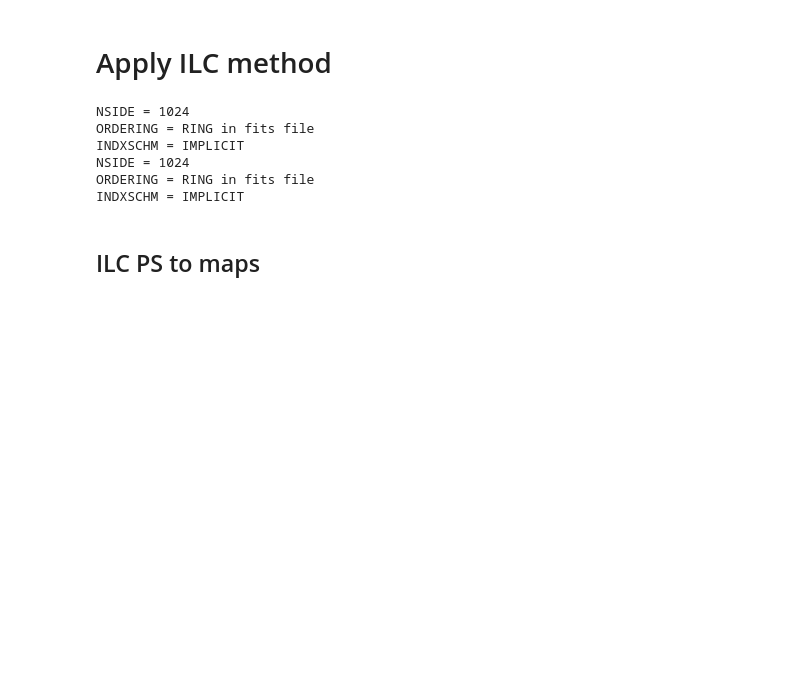
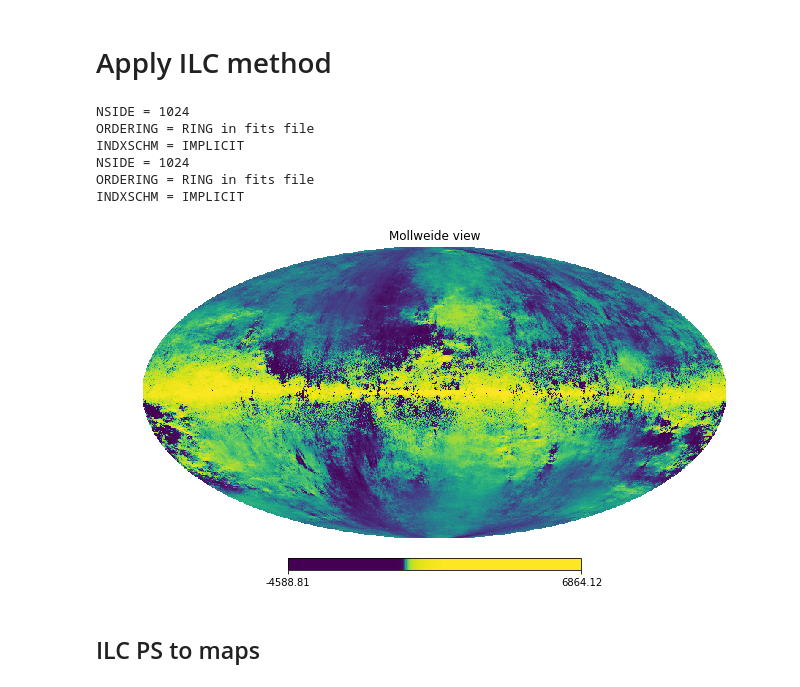
Before and after one commit to yaojian95/Ali_foreground, a Jupyter notebook: codes/Foregrounds.ipynb, the cells around one changed output. Drawn from its saved outputs; the diff is of its cells as text; code cells hidden in the pictures; blank space fills up the shorter version.

Commit message:
found a bug in units transormation, add Planck 353GHz data

```diff
--- a/codes/Foregrounds.ipynb
+++ b/codes/Foregrounds.ipynb
@@ -50,9 +55,9 @@ cmb = hp.ud_grade(hp.read_map('/smc/jianyao/Ali_maps/cmb_maps_camb.fits', verbos
 
 #planck simulations
 # I Q U
-# K_CMB
-dust_353 = f4*hp.ud_grade(hp.read_map('/smc/jianyao/Ali_maps/COM_SimMap_thermaldust-ffp10-skyinbands-353_2048_R3.00_full.fits', verbose=False, field = None), nside_out = 1024)
-dust_353_psm = f4*hp.ud_grade(hp.read_map('/smc/jianyao/Ali_maps/thermaldust_map_detector_F353.fits', verbose = False, field = None), nside_out=1024)
+# K_CMB , to change the units to uk_RJ to do the extrapolation
+dust_353 = 1e6*hp.ud_grade(hp.read_map('/smc/jianyao/Ali_maps/COM_SimMap_thermaldust-ffp10-skyinbands-353_2048_R3.00_full.fits', verbose=False, field = None), nside_out = 1024)
+dust_353_psm = 1e6*hp.ud_grade(hp.read_map('/smc/jianyao/Ali_maps/thermaldust_map_detector_F353.fits', verbose = False, field = None), nside_out=1024)
 # dust_100 = 1e6*hp.ud_grade(hp.read_map('/smc/jianyao/Ali_maps/COM_SimMap_thermaldust-ffp10-skyinbands-100_2048_R3.00_full.fits', verbose=False, field = None), nside_out = 1024)
 # %%
 # uK_CMB, 95GHz; 150GHz
@@ -260,3 +269,7 @@ total[1] = dust_150_psm + cmb + noise_150 - frac*dust_extra_150 #
 # Noise = np.zeros((2,3,12*nside**2))
 # Noise[0] = noise_95;  Noise[1] = noise_150
 # noise_ps = Power_spectrum(Mask(Noise), 0, lmax = lmax)
+# %%
+hp.mollview(dust_353_psm[1], norm = 'hist')
+# %% [output]
+[figure, added]
```
Also changed, not shown: parts of 19 cells of this notebook, 1 other file.
